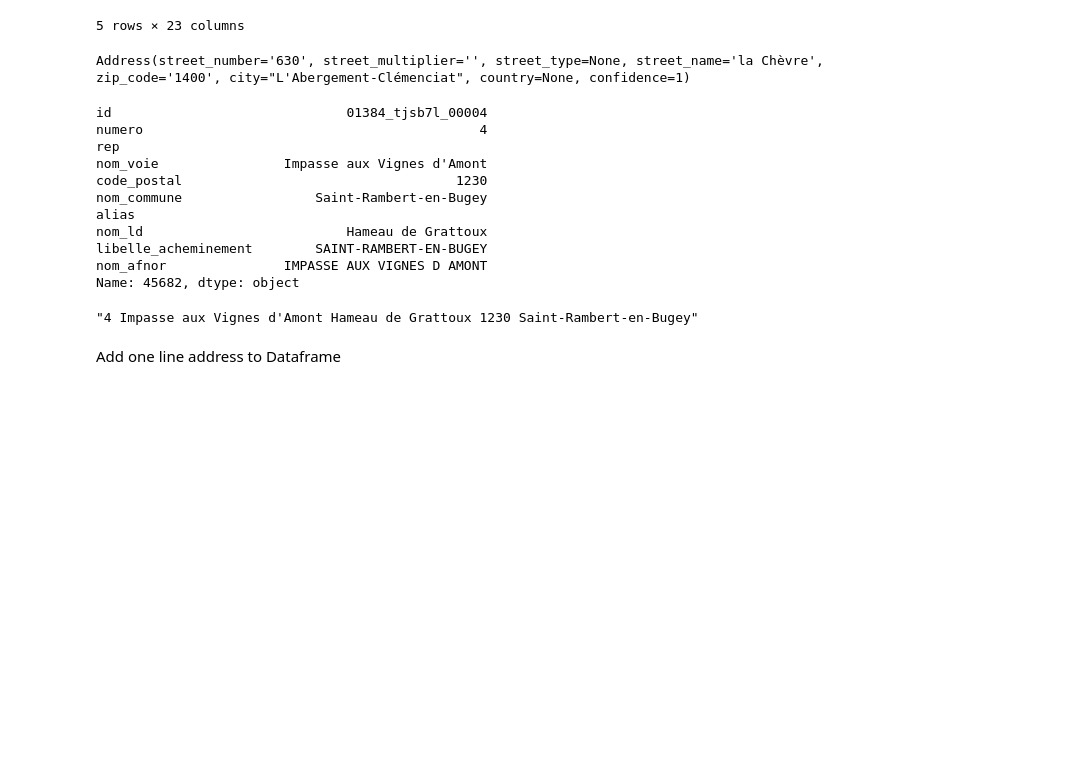
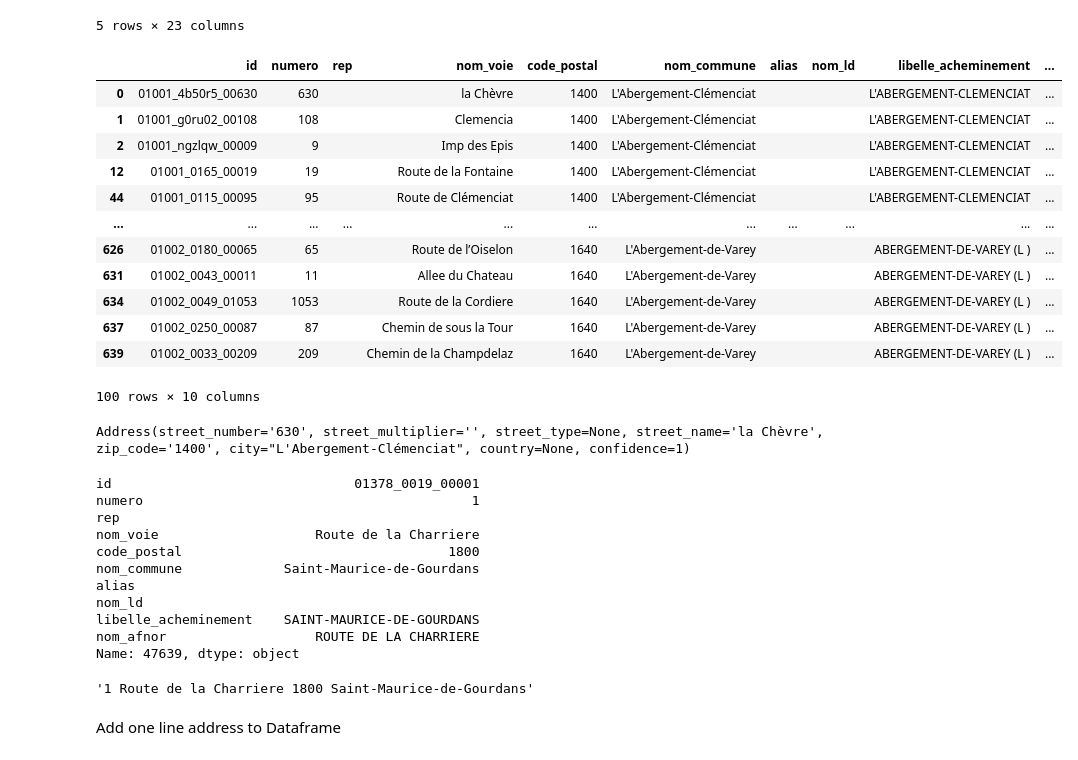
Before and after one commit to chaindatax/b4b, a Jupyter notebook: ficaba-test.ipynb, the cells around one changed output. Drawn from its saved outputs; the diff is of its cells as text; code cells hidden in the pictures; blank space fills up the shorter version.

```diff
--- a/ficaba-test.ipynb
+++ b/ficaba-test.ipynb
@@ -589,3 +593,20 @@ df_addresses.replace(np.nan, '', regex=True, inplace=True)
+# %%
+df_addresses.drop_duplicates(['nom_voie', 'nom_commune', 'nom_ld'], inplace=True)
+df_addresses.head(100)
+# %% [output]
+|  | id | numero | rep | nom_voie | code_postal | nom_commune | alias | nom_ld | libelle_acheminement | ... |
+| 0 | 01001_4b50r5_00630 | 630 |  | la Chèvre | 1400 | L'Abergement-Clémenciat |  |  | L'ABERGEMENT-CLEMENCIAT | ... |
+| 1 | 01001_g0ru02_00108 | 108 |  | Clemencia | 1400 | L'Abergement-Clémenciat |  |  | L'ABERGEMENT-CLEMENCIAT | ... |
+| 2 | 01001_ngzlqw_00009 | 9 |  | Imp des Epis | 1400 | L'Abergement-Clémenciat |  |  | L'ABERGEMENT-CLEMENCIAT | ... |
+| 12 | 01001_0165_00019 | 19 |  | Route de la Fontaine | 1400 | L'Abergement-Clémenciat |  |  | L'ABERGEMENT-CLEMENCIAT | ... |
+| 44 | 01001_0115_00095 | 95 |  | Route de Clémenciat | 1400 | L'Abergement-Clémenciat |  |  | L'ABERGEMENT-CLEMENCIAT | ... |
+| ... | ... | ... | ... | ... | ... | ... | ... | ... | ... | ... |
+| 626 | 01002_0180_00065 | 65 |  | Route de l’Oiselon | 1640 | L'Abergement-de-Varey |  |  | ABERGEMENT-DE-VAREY (L ) | ... |
+| 631 | 01002_0043_00011 | 11 |  | Allee du Chateau | 1640 | L'Abergement-de-Varey |  |  | ABERGEMENT-DE-VAREY (L ) | ... |
+| 634 | 01002_0049_01053 | 1053 |  | Route de la Cordiere | 1640 | L'Abergement-de-Varey |  |  | ABERGEMENT-DE-VAREY (L ) | ... |
+| 637 | 01002_0250_00087 | 87 |  | Chemin de sous la Tour | 1640 | L'Abergement-de-Varey |  |  | ABERGEMENT-DE-VAREY (L ) | ... |
+| 639 | 01002_0033_00209 | 209 |  | Chemin de la Champdelaz | 1640 | L'Abergement-de-Varey |  |  | ABERGEMENT-DE-VAREY (L ) | ... |
+100 rows × 10 columns
 # %%
 def dataframe_row_to_pydantic_object(row: pd.Series) -> Address:
     """
@@ -617,22 +638,22 @@ def full_address_generator(row: pd.Series) -> str:
     # return f"{row['numero']}{('',' '+str(row['rep']))[row['rep'] == 'nan']}{' ' + row['nom_voie']}{('', ', '+str(row['nom_ld']))[row['nom_ld'] == 'nan']}{' '+str(row['code_postal'])}{' ' + row['nom_commune']}"
 # %%
 
-index = 45682
+index = 4568
 pprint(df_addresses.iloc[index])
 full_address_generator(df_addresses.iloc[index])
 # %% [output]
-id                              01384_tjsb7l_00004
-numero                                           4
+id                               01378_0019_00001
+numero                                          1
 rep
-nom_voie                Impasse aux Vignes d'Amont
-code_postal                                   1230
-nom_commune                 Saint-Rambert-en-Bugey
+nom_voie                    Route de la Charriere
+code_postal                                  1800
+nom_commune             Saint-Maurice-de-Gourdans
 alias
-nom_ld                          Hameau de Grattoux
-libelle_acheminement        SAINT-RAMBERT-EN-BUGEY
-nom_afnor               IMPASSE AUX VIGNES D AMONT
-Name: 45682, dtype: object
+nom_ld
+libelle_acheminement    SAINT-MAURICE-DE-GOURDANS
+nom_afnor                   ROUTE DE LA CHARRIERE
+Name: 47639, dtype: object
-"4 Impasse aux Vignes d'Amont Hameau de Grattoux 1230 Saint-Rambert-en-Bugey"
+'1 Route de la Charriere 1800 Saint-Maurice-de-Gourdans'
 # %% [markdown]
 Add one line address to Dataframe
 # %%
```
Also changed, not shown: parts of 14 cells of this notebook.
